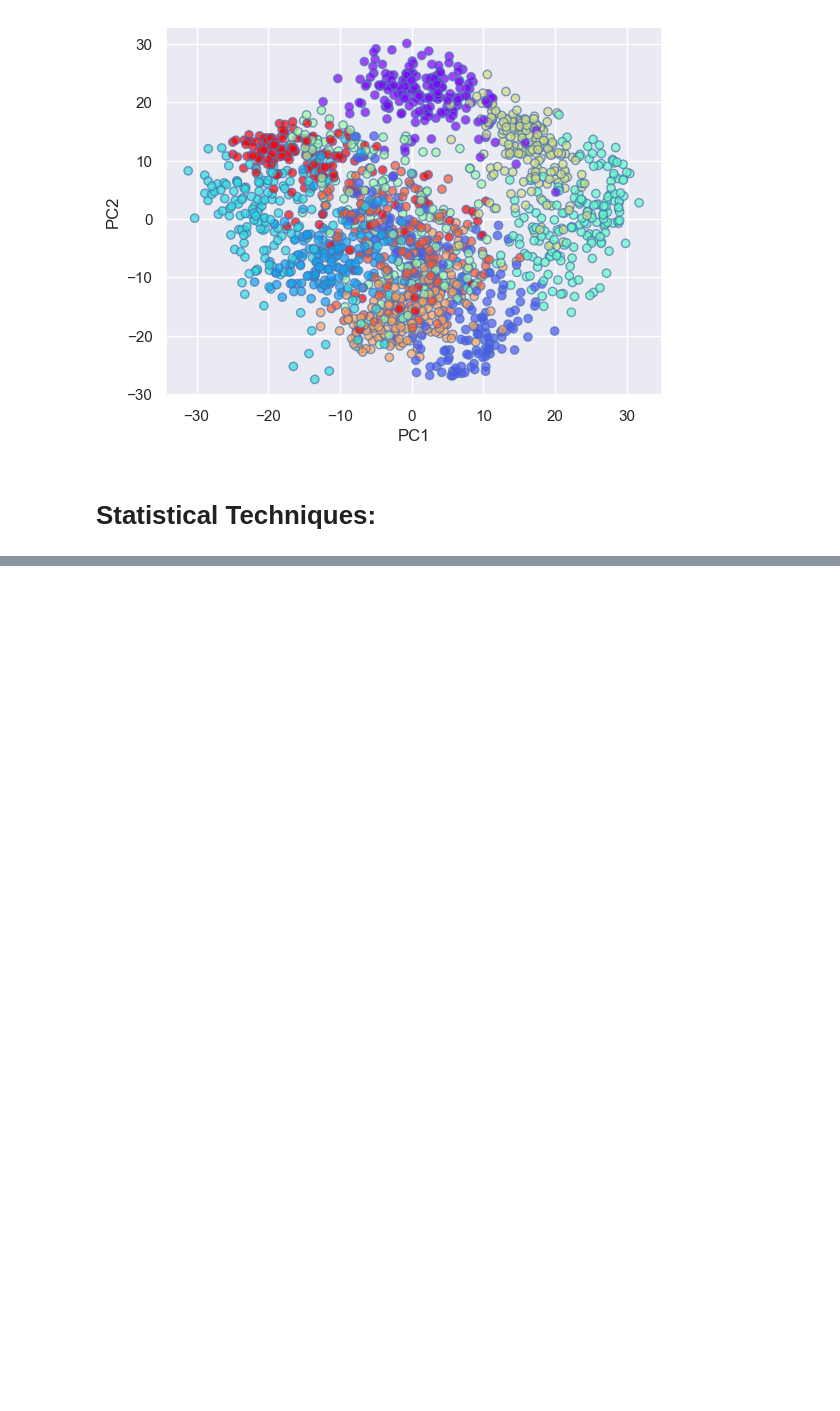
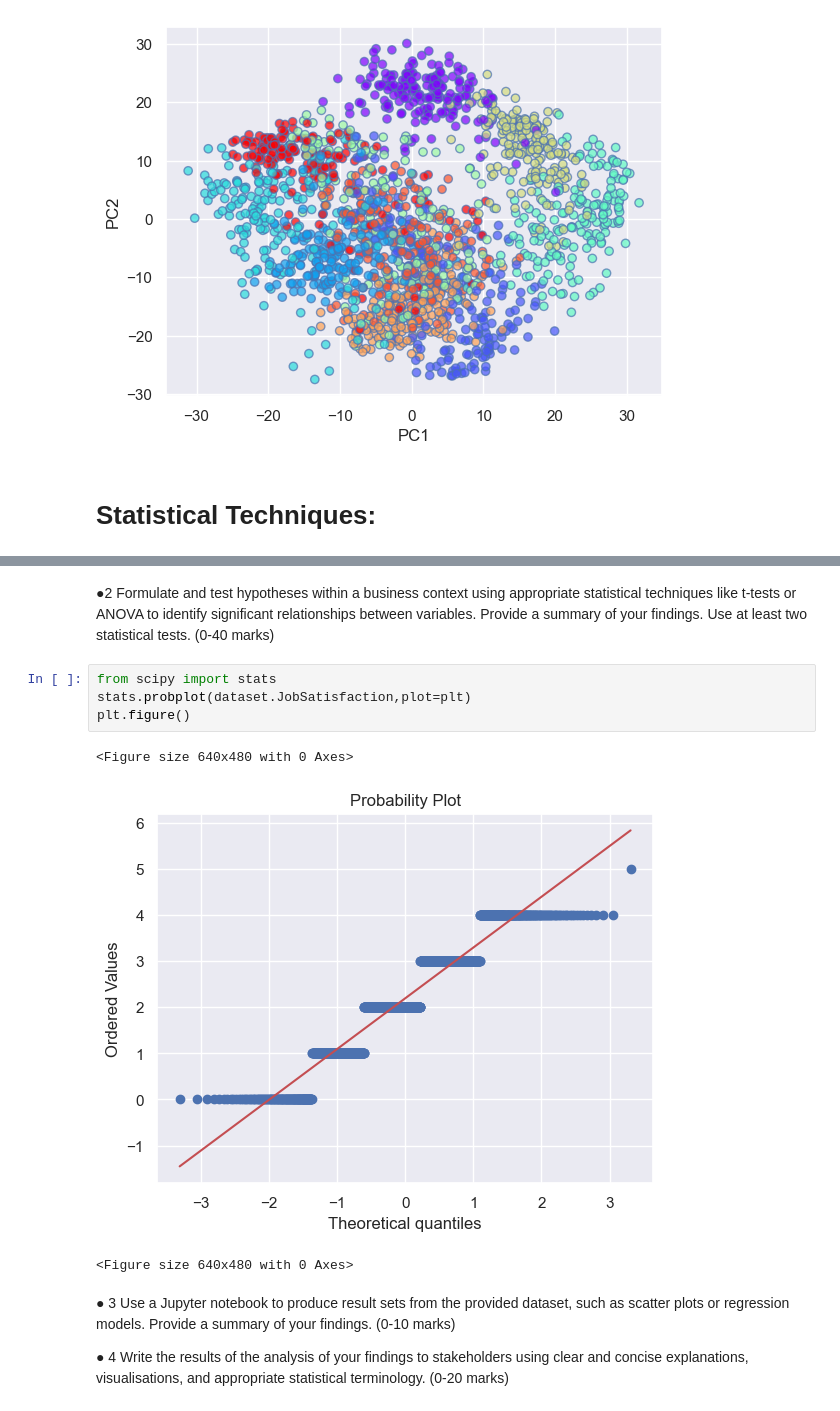
Before and after one commit to Sba23037/CristinaPriolo_Sba23037_Lvl8_CA2_Integrated, a Jupyter notebook: CristinaPriolo_Sba23037_Lvl8_CA2_Integrated.ipynb, the cells around one changed output, grey strips where cells are left out. Cells and saved outputs as stored; diff of their text form; blank space fills up the shorter version.

Commit message:
start statistic part

```diff
--- a/CristinaPriolo_Sba23037_Lvl8_CA2_Integrated.ipynb
+++ b/CristinaPriolo_Sba23037_Lvl8_CA2_Integrated.ipynb
@@ -753,0 +1014,18 @@ explanations, visualisations, and appropriate statistical terminology. (0-20 mar
+# %% [markdown]
+●2 Formulate and test hypotheses within a business context using appropriate statistical techniques
+like t-tests or ANOVA to identify significant relationships between variables. Provide a summary of
+your findings. Use at least two statistical tests. (0-40 marks)
+# %%
+from scipy import stats
+stats.probplot(dataset.JobSatisfaction,plot=plt)
+plt.figure()
+# %% [output]
+<Figure size 640x480 with 0 Axes>
+[figure, added]
+<Figure size 640x480 with 0 Axes>
+# %% [markdown]
+● 3 Use a Jupyter notebook to produce result sets from the provided dataset, such as scatter plots or
+regression models. Provide a summary of your findings. (0-10 marks)
+
+● 4 Write the results of the analysis of your findings to stakeholders using clear and concise
+explanations, visualisations, and appropriate statistical terminology. (0-20 marks)
```
Also changed, not shown: parts of 26 cells of this notebook.
